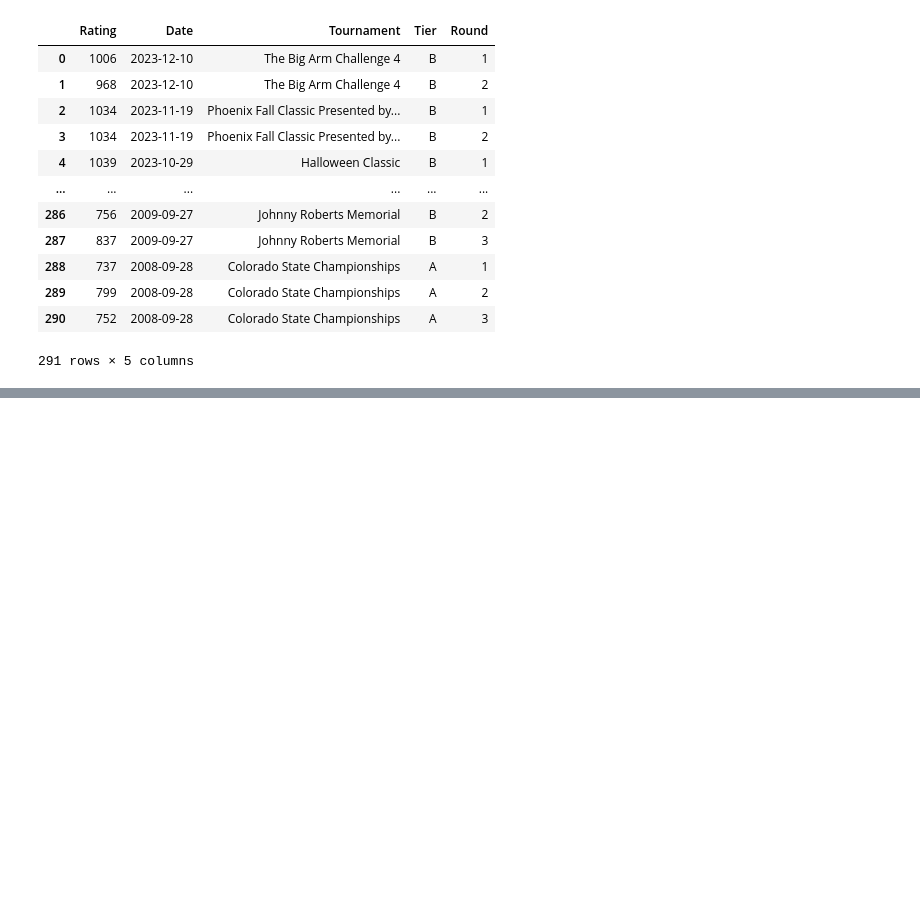
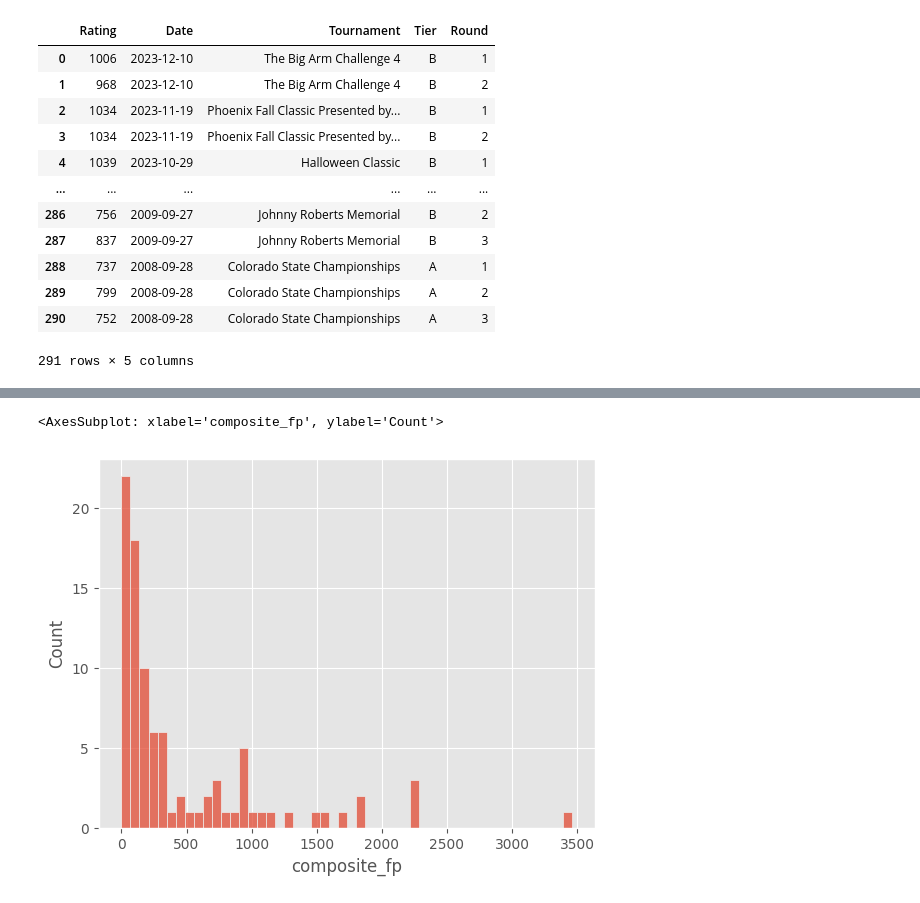
Before and after one commit to DustinEagar/fantasy_dgpt, a Jupyter notebook: fantasy_dg.ipynb, the cells around one changed output, grey strips where cells are left out. Cells and saved outputs as stored; diff of their text form; code cells hidden in the pictures; blank space fills up the shorter version.

```diff
--- a/fantasy_dg.ipynb
+++ b/fantasy_dg.ipynb
@@ -341,0 +510,13 @@ pd.DataFrame(players_24.iloc[0]['ratings_data'][0])
+# %%
+#weighted average of 22 and 23 fantasy points
+from scipy import stats
+import numpy as np
+
+players_24['composite_fp'] = .65*players_24['fantasy_points_23'] + .35*players_24['fantasy_points_22']
+players_24['composite_percentile'] = players_24['composite_fp'].apply(lambda x : np.round(stats.percentileofscore(players_24['composite_fp'], x), 1))
+players_24['frac_calvin'] = players_24['composite_fp']/3464
+# %%
+sns.histplot(players_24['composite_fp'], bins=50)
+# %% [output]
+<AxesSubplot: xlabel='composite_fp', ylabel='Count'>
+[figure, added]
```
Also changed, not shown: parts of 14 cells of this notebook, 1 other file.
